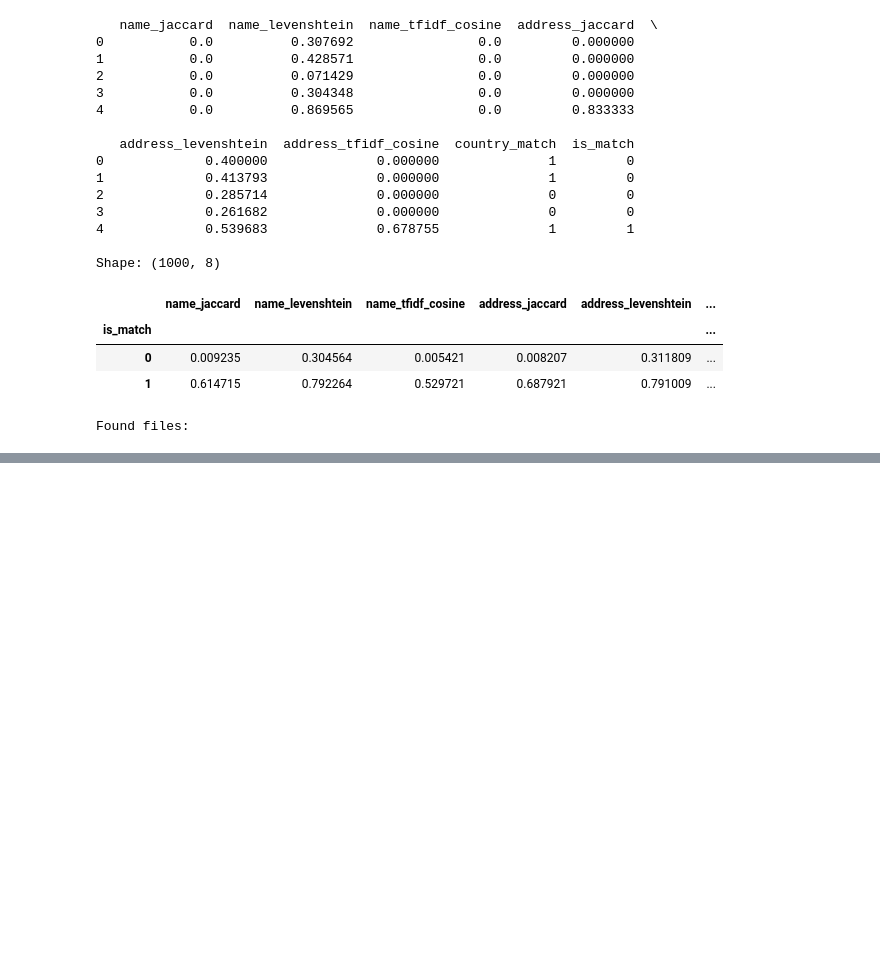
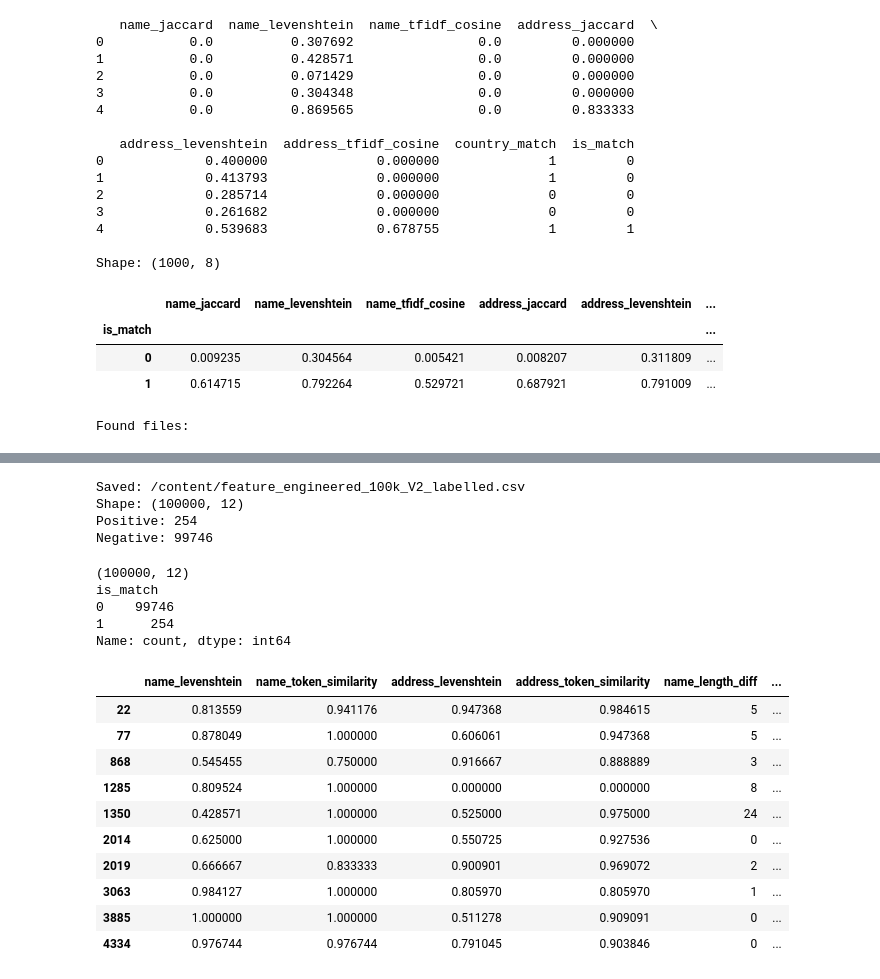
Before and after one commit to rkahrya1311/amazon-ml-challenge-2026, a Jupyter notebook: arun_feature.ipynb, the cells around one changed output, grey strips where cells are left out. Drawn from its saved outputs; the diff is of its cells as text; code cells hidden in the pictures; blank space fills up the shorter version.

Commit message:
100k feature-engineered

```diff
--- a/arun_feature.ipynb
+++ b/arun_feature.ipynb
@@ -2217,0 +3115,40 @@ Found files:
+# %%
+output_path = "/content/feature_engineered_100k_V2_labelled.csv"
+
+features_100k.to_csv(
+    output_path,
+    index=False
+)
+
+print("Saved:", output_path)
+print("Shape:", features_100k.shape)
+print("Positive:", (features_100k["is_match"] == 1).sum())
+print("Negative:", (features_100k["is_match"] == 0).sum())
+# %% [output]
+Saved: /content/feature_engineered_100k_V2_labelled.csv
+Shape: (100000, 12)
+Positive: 254
+Negative: 99746
+# %%
+check = pd.read_csv(output_path)
+
+print(check.shape)
+print(check["is_match"].value_counts())
+display(check[check["is_match"] == 1].head(10))
+# %% [output]
+(100000, 12)
+is_match
+0    99746
+1      254
+Name: count, dtype: int64
+|  | name_levenshtein | name_token_similarity | address_levenshtein | address_token_similarity | name_length_diff | ... |
+| 22 | 0.813559 | 0.941176 | 0.947368 | 0.984615 | 5 | ... |
+| 77 | 0.878049 | 1.000000 | 0.606061 | 0.947368 | 5 | ... |
+| 868 | 0.545455 | 0.750000 | 0.916667 | 0.888889 | 3 | ... |
+| 1285 | 0.809524 | 1.000000 | 0.000000 | 0.000000 | 8 | ... |
+| 1350 | 0.428571 | 1.000000 | 0.525000 | 0.975000 | 24 | ... |
+| 2014 | 0.625000 | 1.000000 | 0.550725 | 0.927536 | 0 | ... |
+| 2019 | 0.666667 | 0.833333 | 0.900901 | 0.969072 | 2 | ... |
+| 3063 | 0.984127 | 1.000000 | 0.805970 | 0.805970 | 1 | ... |
+| 3885 | 1.000000 | 1.000000 | 0.511278 | 0.909091 | 0 | ... |
+| 4334 | 0.976744 | 0.976744 | 0.791045 | 0.903846 | 0 | ... |
```
Also changed, not shown: parts of 30 cells of this notebook.
